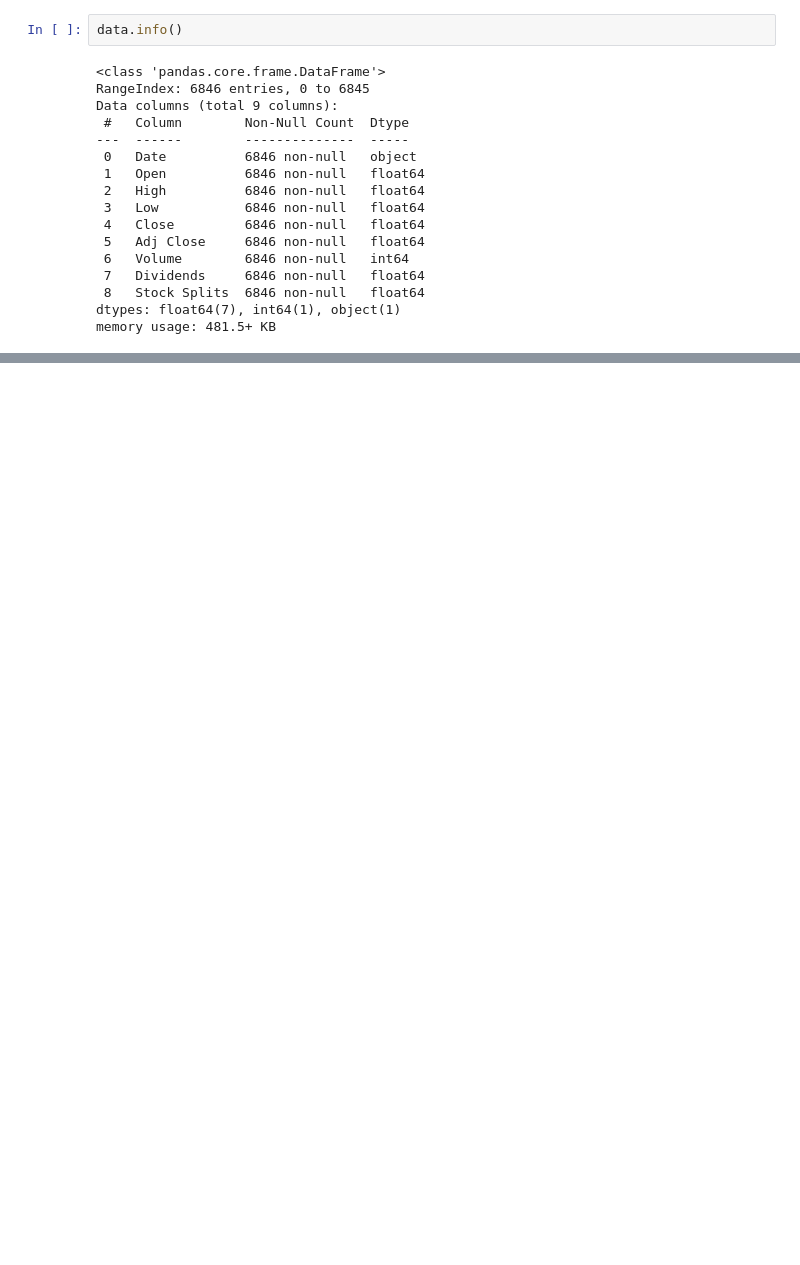
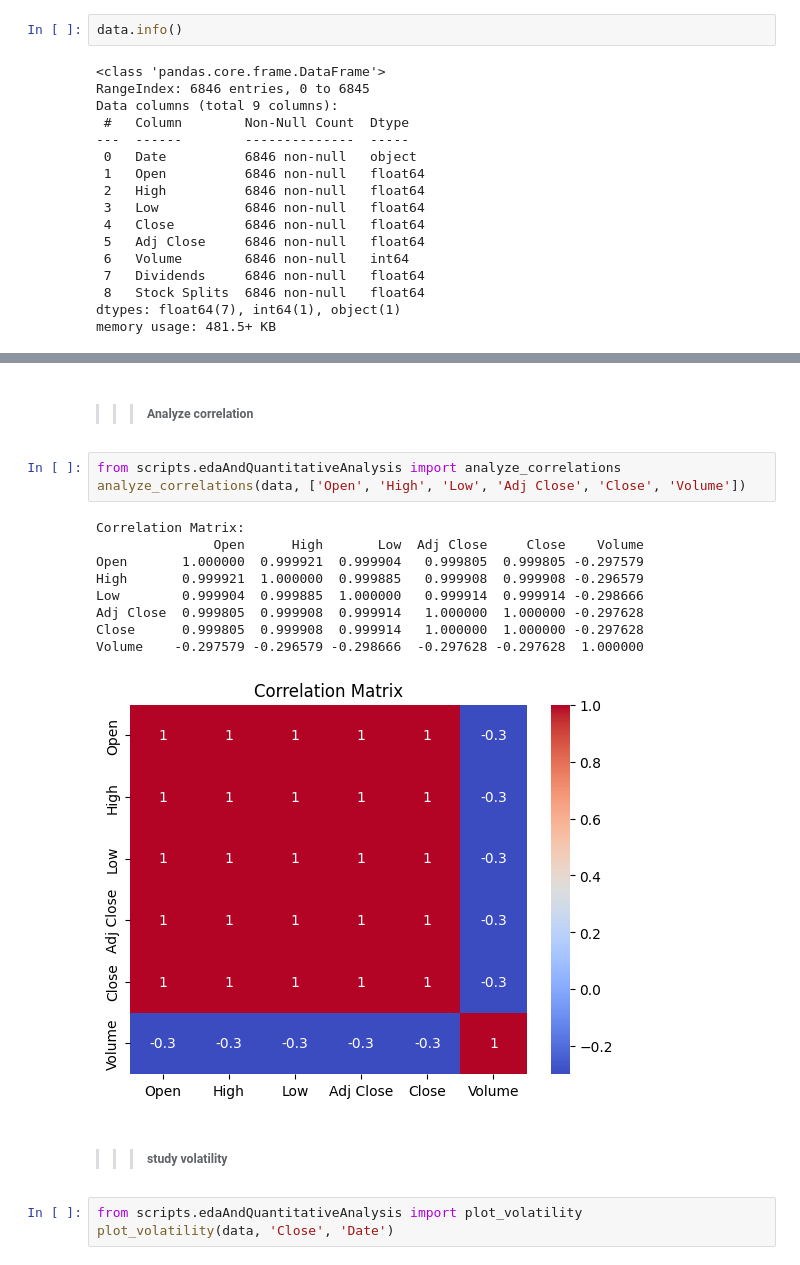
Before and after one commit to naolatomsa/Nova-Financial-Solutions, a Jupyter notebook: notebooks/qualitative-analysis/AMZN.ipynb, the cells around one changed output, grey strips where cells are left out. Saved outputs shown, nothing was run; the diff lists cells and outputs as text; blank space fills up the shorter version.

```diff
--- a/notebooks/qualitative-analysis/AMZN.ipynb
+++ b/notebooks/qualitative-analysis/AMZN.ipynb
@@ -102,0 +125,20 @@ plot_macd(data, title='MACD Analysis')
+# %% [markdown]
+>>> ##### Analyze correlation
+# %%
+from scripts.edaAndQuantitativeAnalysis import analyze_correlations
+analyze_correlations(data, ['Open', 'High', 'Low', 'Adj Close', 'Close', 'Volume'])
+# %% [output]
+Correlation Matrix:
+               Open      High       Low  Adj Close     Close    Volume
+Open       1.000000  0.999921  0.999904   0.999805  0.999805 -0.297579
+High       0.999921  1.000000  0.999885   0.999908  0.999908 -0.296579
+Low        0.999904  0.999885  1.000000   0.999914  0.999914 -0.298666
+Adj Close  0.999805  0.999908  0.999914   1.000000  1.000000 -0.297628
+Close      0.999805  0.999908  0.999914   1.000000  1.000000 -0.297628
+Volume    -0.297579 -0.296579 -0.298666  -0.297628 -0.297628  1.000000
+[figure, added]
+# %% [markdown]
+>>> ##### study volatility
+# %%
+from scripts.edaAndQuantitativeAnalysis import plot_volatility
+plot_volatility(data, 'Close', 'Date')
```
Also changed, not shown: parts of 24 cells of this notebook, 3 other files.
